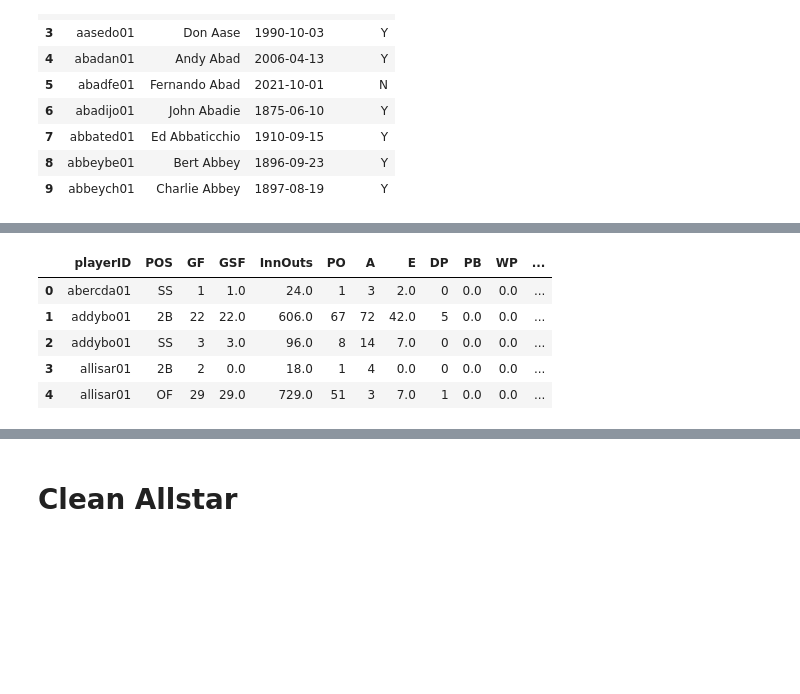
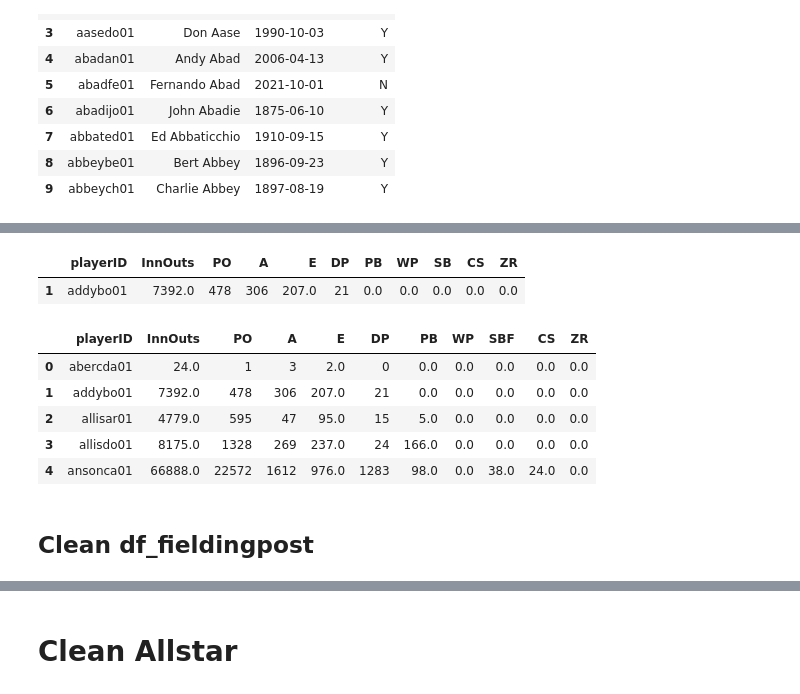
Before and after one commit to maldonado91/Data-Analysis-Project, a Jupyter notebook: HoFData.ipynb, the cells around one changed output, grey strips where cells are left out. Saved outputs shown, nothing was run; the diff lists cells and outputs as text; code cells hidden in the pictures; blank space fills up the shorter version.

```diff
--- a/HoFData.ipynb
+++ b/HoFData.ipynb
@@ -553,8 +1018,11 @@ df_cleanpitch.head()
 df_cleanfield = df_fielding
 df_cleanfield.drop(columns=[
     'yearID',
+    'G',
+    'GS',
     'stint',
     'teamID',
+    'POS',
     'lgID'], inplace=True)
 df_cleanfield.head(10)
 # %% [output]
@@ -611,14 +1105,21 @@ df_cleanfield.head(10)
+# %%
+# Sum duplicate rows under one playerID
+df_cleanfield = df_cleanfield.groupby('playerID', sort = False, as_index = False).sum()
+df_cleanfield.loc[df_cleanfield['playerID'] == 'addybo01']
+# %% [output]
+|  | playerID | InnOuts | PO | A | E | DP | PB | WP | SB | CS | ZR |
+| 1 | addybo01 | 7392.0 | 478 | 306 | 207.0 | 21 | 0.0 | 0.0 | 0.0 | 0.0 | 0.0 |
 # %%
 # Rename columns for fielding
-# GF = Games field
-# GSF = Games started fielding
 # SBF = Stolen bases fielding
-df_cleanfield = df_cleanfield.rename(columns ={'G':'GF', 'HBP':'HBPF', 'GS':'GSF', 'SB': 'SBF'})
+df_cleanfield = df_cleanfield.rename(columns ={'SB': 'SBF'})
 df_cleanfield.head()
 # %% [output]
-|  | playerID | POS | GF | GSF | InnOuts | PO | A | E | DP | PB | WP | ... |
-| 0 | abercda01 | SS | 1 | 1.0 | 24.0 | 1 | 3 | 2.0 | 0 | 0.0 | 0.0 | ... |
-| 1 | addybo01 | 2B | 22 | 22.0 | 606.0 | 67 | 72 | 42.0 | 5 | 0.0 | 0.0 | ... |
-| 2 | addybo01 | SS | 3 | 3.0 | 96.0 | 8 | 14 | 7.0 | 0 | 0.0 | 0.0 | ... |
-| 3 | allisar01 | 2B | 2 | 0.0 | 18.0 | 1 | 4 | 0.0 | 0 | 0.0 | 0.0 | ... |
-| 4 | allisar01 | OF | 29 | 29.0 | 729.0 | 51 | 3 | 7.0 | 1 | 0.0 | 0.0 | ... |
+|  | playerID | InnOuts | PO | A | E | DP | PB | WP | SBF | CS | ZR |
+| 0 | abercda01 | 24.0 | 1 | 3 | 2.0 | 0 | 0.0 | 0.0 | 0.0 | 0.0 | 0.0 |
+| 1 | addybo01 | 7392.0 | 478 | 306 | 207.0 | 21 | 0.0 | 0.0 | 0.0 | 0.0 | 0.0 |
+| 2 | allisar01 | 4779.0 | 595 | 47 | 95.0 | 15 | 5.0 | 0.0 | 0.0 | 0.0 | 0.0 |
+| 3 | allisdo01 | 8175.0 | 1328 | 269 | 237.0 | 24 | 166.0 | 0.0 | 0.0 | 0.0 | 0.0 |
+| 4 | ansonca01 | 66888.0 | 22572 | 1612 | 976.0 | 1283 | 98.0 | 0.0 | 38.0 | 24.0 | 0.0 |
+# %% [markdown]
+## Clean df_fieldingpost
```
Also changed, not shown: parts of 166 cells of this notebook, 1 other file.
